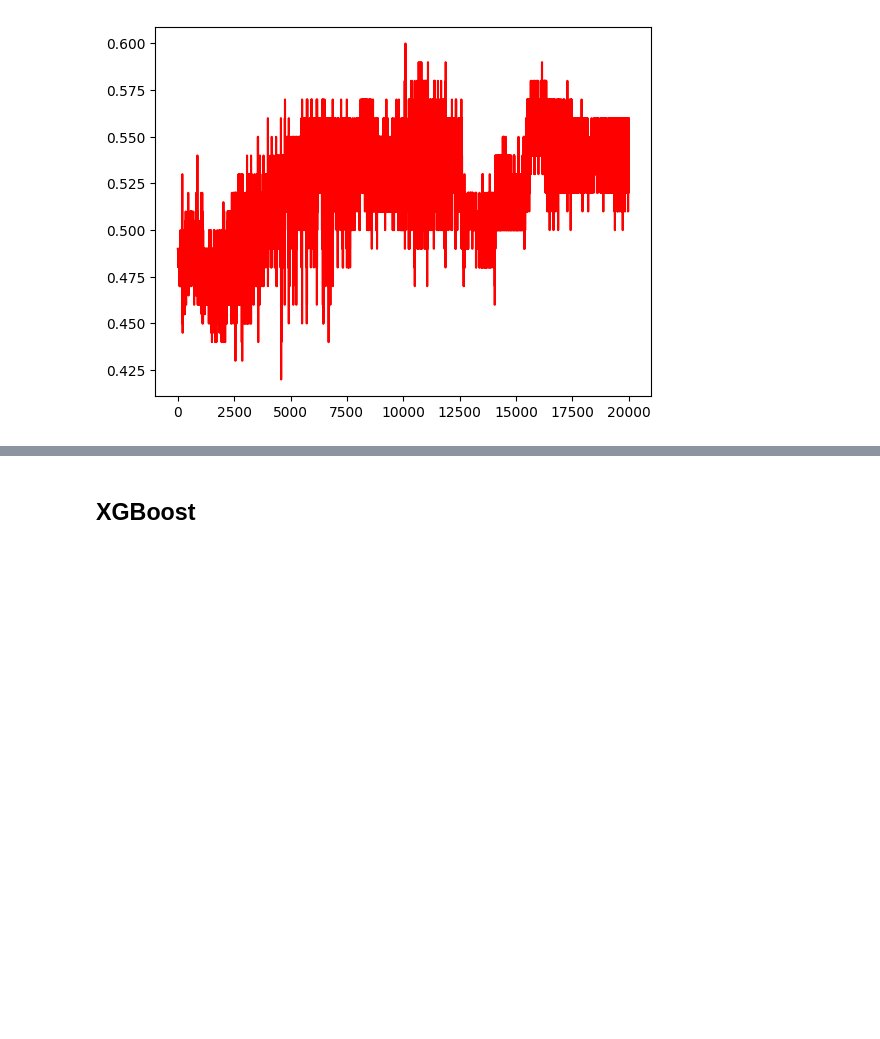
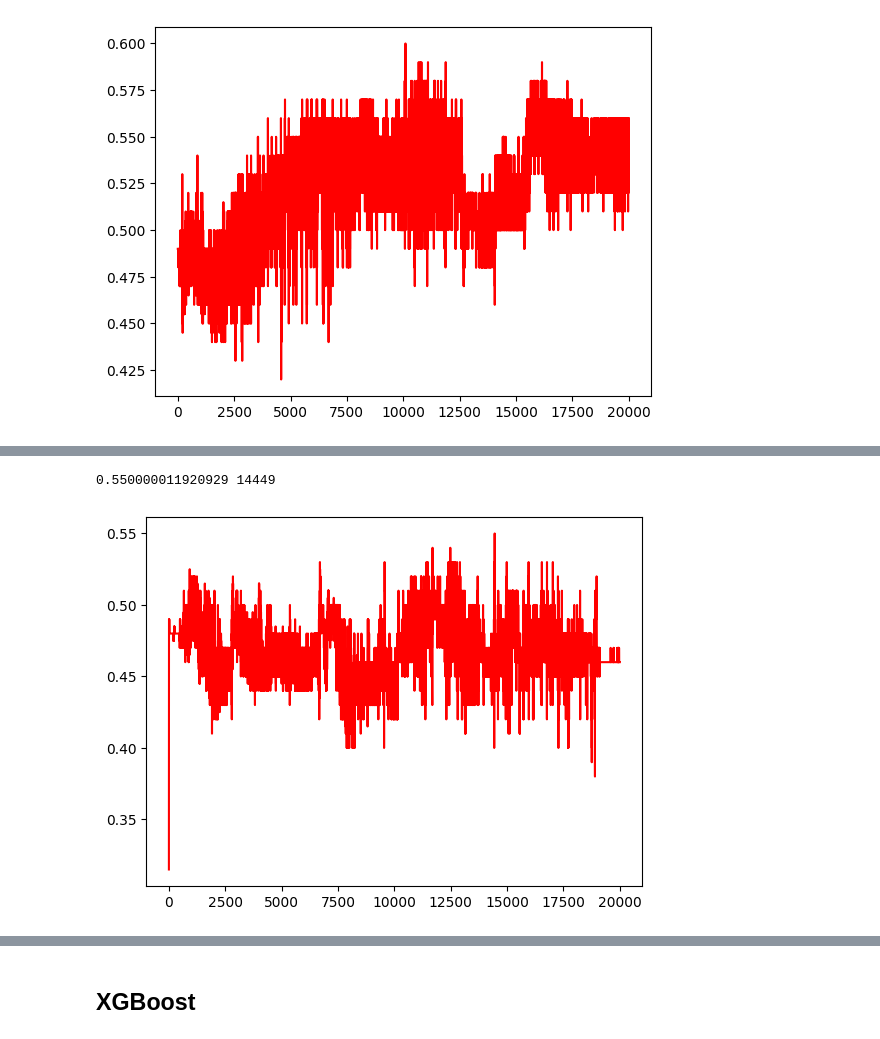
Before and after one commit to JasaZnidar/Predvidenje-zmagovalca-vaterpolo, a Jupyter notebook: Diplomska_naloga.ipynb, the cells around one changed output, grey strips where cells are left out. Drawn from its saved outputs; the diff is of its cells as text; code cells hidden in the pictures; blank space fills up the shorter version.

```diff
--- a/Diplomska_naloga.ipynb
+++ b/Diplomska_naloga.ipynb
@@ -1223,0 +1340,36 @@ plt.show()
+# %%
+# @title GAT homo dual connection - with ties
+set_seed(seed)
+gat_homo_dual = GAT_Homo([num_playerInMatch_features, num_playerInMatch_features*2, num_playerInMatch_features*2, num_playerInMatch_features], device = device, dropout = 0.0)
+gat_homo_dual_optimizer = torch.optim.Adam(gat_homo_dual.parameters(), lr=0.01)
+gat_homo_dual_crit = torch.nn.CrossEntropyLoss()
+epochs = 20_000
+train_gat_homo_dual_params = {
+    'x': train_homo_dual_x,
+    'edge_index': train_homo_dual_edge_index,
+    'edge_attr': train_homo_dual_edge_attr
+}
+train_gat_homo_dual_ground = torch.tensor([classify for classify in train_match_class for _ in range(2)]).to(device)
+test_gat_homo_dual_params = {
+    'x': test_homo_dual_x,
+    'edge_index': test_homo_dual_edge_index,
+    'edge_attr': None
+}
+test_gat_homo_dual_ground = torch.tensor([classify for classify in test_match_class for _ in range(2)]).to(device)
+
+test_gat_homo_dual_acc = []
+
+for _ in range(epochs):
+  train(gat_homo_dual, gat_homo_dual_optimizer, gat_homo_dual_crit, train_gat_homo_dual_params, train_gat_homo_dual_ground)
+  test_gat_homo_dual_acc.append(eval(gat_homo_dual, test_gat_homo_dual_params, test_gat_homo_dual_ground))
+
+print(max(test_gat_homo_dual_acc), test_gat_homo_dual_acc.index(max(test_gat_homo_dual_acc)))
+warnings.filterwarnings("ignore", category=UserWarning, message="No artists with labels found to put in legend")
+
+fig, ax1 = plt.subplots()
+
+ax1.plot(range(epochs), test_gat_homo_dual_acc, label='Ties', color='red')
+plt.show()
+# %% [output]
+0.550000011920929 14449
+[figure, added]
```
Also changed, not shown: parts of 8 cells of this notebook.
